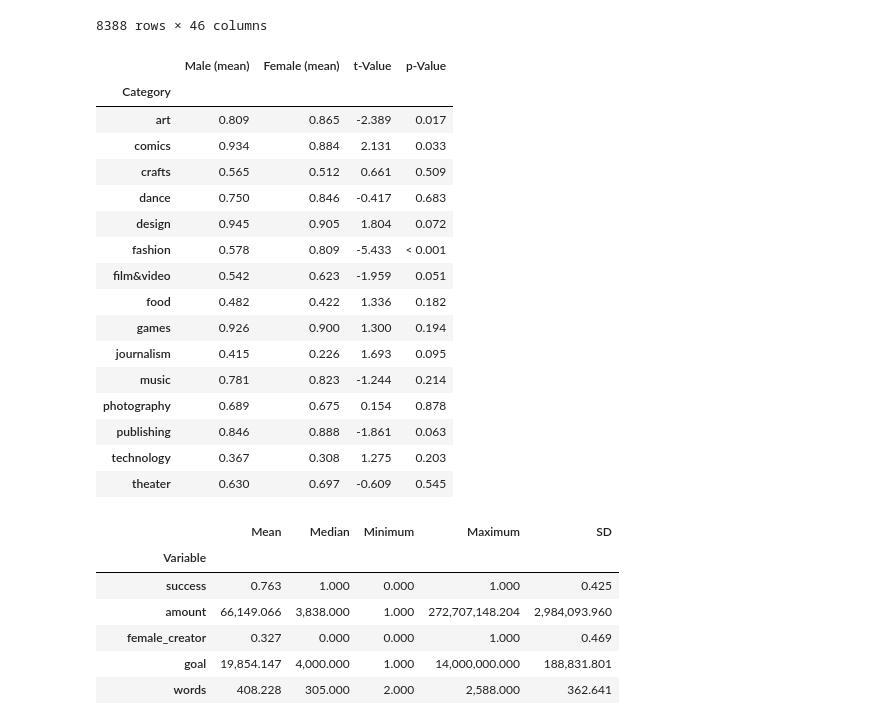
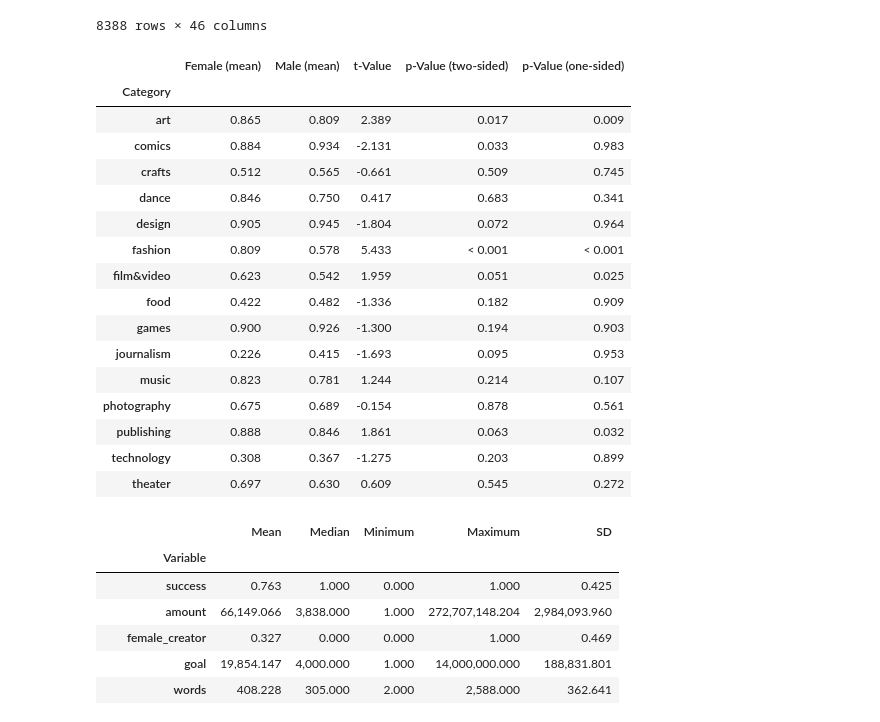
Before and after one commit to MaxPersoon/KickstarterScraper, a Jupyter notebook: dataProcessing.ipynb, the cells around one changed output. Cells and saved outputs as stored; diff of their text form; code cells hidden in the pictures.

```diff
--- a/dataProcessing.ipynb
+++ b/dataProcessing.ipynb
@@ -77,62 +97,71 @@ categories = ['category_art', 'category_comics', 'category_crafts', 'category_da
              'category_fashion', 'category_film&video', 'category_food', 'category_games', 'category_journalism',
              'category_music', 'category_photography', 'category_publishing', 'category_technology', 'category_theater']
 
+
+def cleanPValue(pValue):
+    if pValue != "N/A":
+        if pValue < 0.001:
+            pValue = "< 0.001"
+    return pValue
+
+
 mMeans = []
 fMeans = []
 tValues = []
-pValues = []
+pValuesTwo = []
+pValuesOne = []
 catNames = []
 for category in categories:
     mCatData = mData[mData[category] == 1]
     fCatData = fData[fData[category] == 1]
 
     mMeans.append(np.mean(mCatData['success']))
     fMeans.append(np.mean(fCatData['success']))
 
     # Equal variance check
     mVar = np.var(mCatData['success'])
     fVar = np.var(fCatData['success'])
 
     bigger = np.maximum(mVar, fVar)
     smaller = np.minimum(mVar, fVar)
 
     equalVariance = False
     if bigger / smaller < 4:
         equalVariance = True
 
     # Perform two-sample t-test
-    result = st.ttest_ind(a=mCatData['success'], b=fCatData['success'], equal_var=equalVariance)
-    tValues.append(result[0])
-    if result[1] >= 0.001:
-        pValues.append(result[1])
-    else:
-        pValues.append("< 0.001")
+    resultTwo = st.ttest_ind(a=fCatData['success'], b=mCatData['success'], equal_var=equalVariance)
+    resultOne = st.ttest_ind(a=fCatData['success'], b=mCatData['success'], equal_var=equalVariance, alternative="greater")
+    tValues.append(resultTwo[0])
+
+    pValuesTwo.append(cleanPValue(resultTwo[1]))
+    pValuesOne.append(cleanPValue(resultOne[1]))
 
     catNames.append(category.split('_')[1])
 
-table1 = {"Category": catNames, "Male (mean)": mMeans, "Female (mean)": fMeans, "t-Value": tValues, "p-Value": pValues}
+table1 = {"Category": catNames, "Female (mean)": fMeans, "Male (mean)": mMeans, "t-Value": tValues, "p-Value (two-sided)": pValuesTwo, "p-Value (one-sided)": pValuesOne}
 table1 = pd.DataFrame.from_dict(table1)
 table1 = table1.set_index('Category')
 table1.to_csv('Tables/success rate per category.csv')
 table1
 # %% [output]
-|  | Male (mean) | Female (mean) | t-Value | p-Value |
-| Category |  |  |  |  |
-| art | 0.809 | 0.865 | -2.389 | 0.017 |
-| comics | 0.934 | 0.884 | 2.131 | 0.033 |
-| crafts | 0.565 | 0.512 | 0.661 | 0.509 |
-| dance | 0.750 | 0.846 | -0.417 | 0.683 |
-| design | 0.945 | 0.905 | 1.804 | 0.072 |
-| fashion | 0.578 | 0.809 | -5.433 | < 0.001 |
-| film&video | 0.542 | 0.623 | -1.959 | 0.051 |
-| food | 0.482 | 0.422 | 1.336 | 0.182 |
-| games | 0.926 | 0.900 | 1.300 | 0.194 |
-| journalism | 0.415 | 0.226 | 1.693 | 0.095 |
-| music | 0.781 | 0.823 | -1.244 | 0.214 |
-| photography | 0.689 | 0.675 | 0.154 | 0.878 |
-| publishing | 0.846 | 0.888 | -1.861 | 0.063 |
-| technology | 0.367 | 0.308 | 1.275 | 0.203 |
-| theater | 0.630 | 0.697 | -0.609 | 0.545 |
+|  | Female (mean) | Male (mean) | t-Value | p-Value (two-sided) | p-Value (one-sided) |
+| Category |  |  |  |  |  |
+| art | 0.865 | 0.809 | 2.389 | 0.017 | 0.009 |
+| comics | 0.884 | 0.934 | -2.131 | 0.033 | 0.983 |
+| crafts | 0.512 | 0.565 | -0.661 | 0.509 | 0.745 |
+| dance | 0.846 | 0.750 | 0.417 | 0.683 | 0.341 |
+| design | 0.905 | 0.945 | -1.804 | 0.072 | 0.964 |
+| fashion | 0.809 | 0.578 | 5.433 | < 0.001 | < 0.001 |
+| film&video | 0.623 | 0.542 | 1.959 | 0.051 | 0.025 |
+| food | 0.422 | 0.482 | -1.336 | 0.182 | 0.909 |
+| games | 0.900 | 0.926 | -1.300 | 0.194 | 0.903 |
+| journalism | 0.226 | 0.415 | -1.693 | 0.095 | 0.953 |
+| music | 0.823 | 0.781 | 1.244 | 0.214 | 0.107 |
+| photography | 0.675 | 0.689 | -0.154 | 0.878 | 0.561 |
+| publishing | 0.888 | 0.846 | 1.861 | 0.063 | 0.032 |
+| technology | 0.308 | 0.367 | -1.275 | 0.203 | 0.899 |
+| theater | 0.697 | 0.630 | 0.609 | 0.545 | 0.272 |
 # %%
 # Table 2 (part of table 7)
 # mVar = np.var(mData['success'])
```
Also changed, not shown: parts of 19 cells of this notebook, 7 other files.
